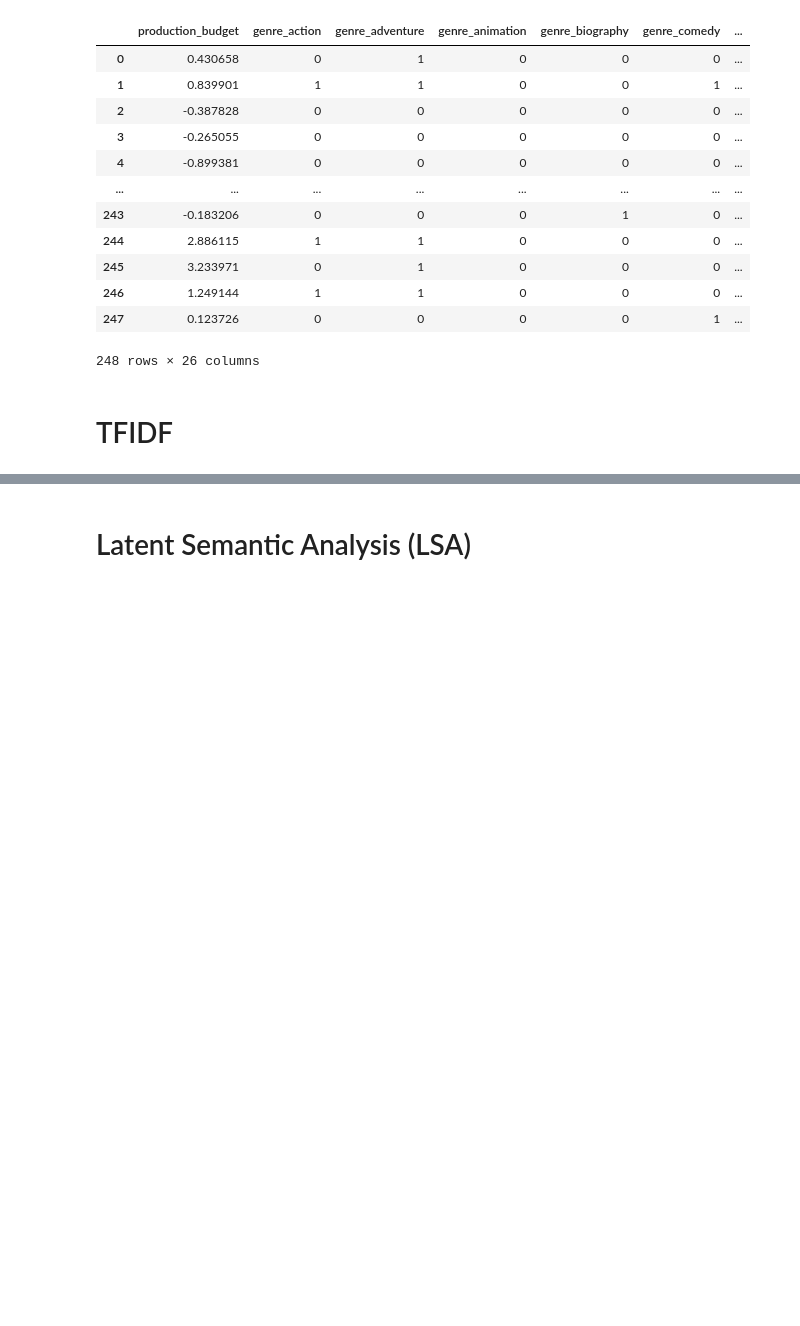
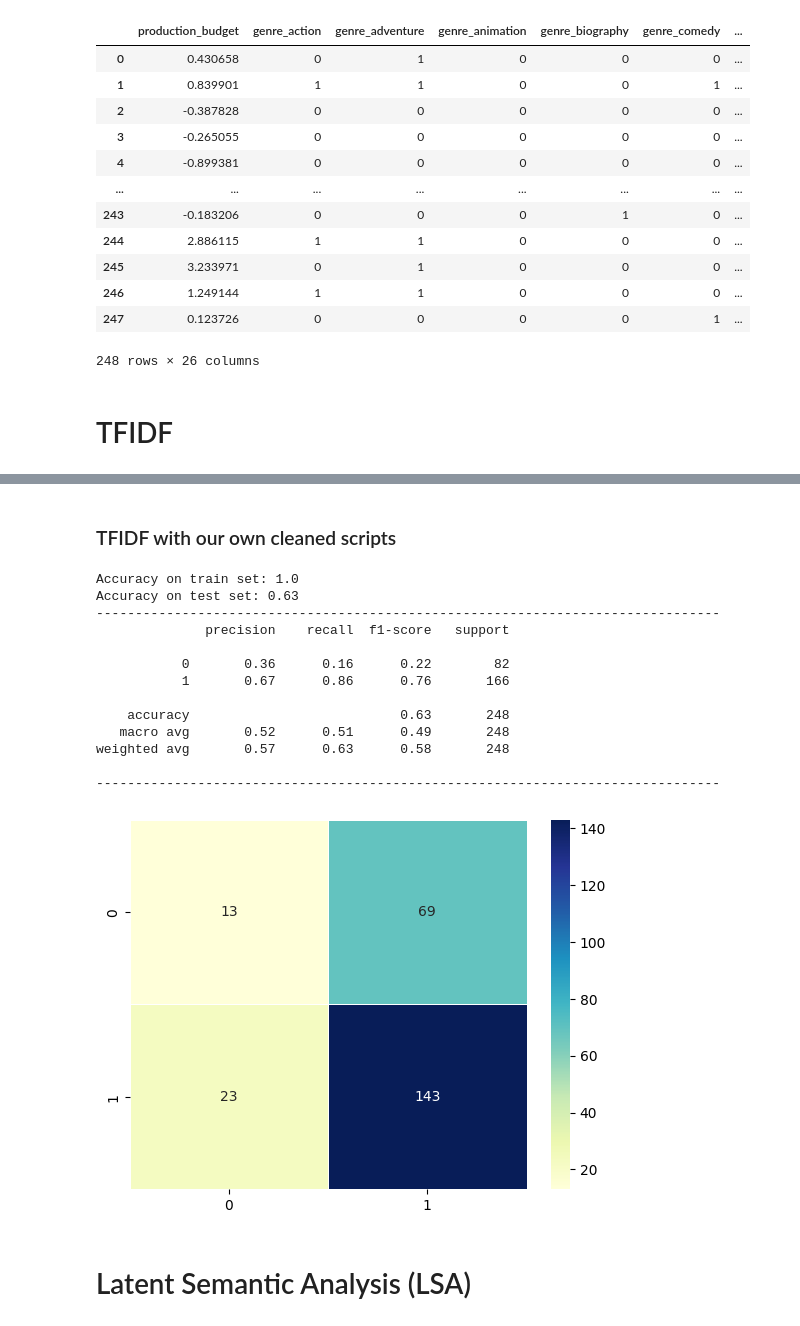
Before and after one commit to Boat84/Capstone-project, a Jupyter notebook: testing_sum_feat_jt.ipynb, the cells around one changed output, grey strips where cells are left out. Saved outputs shown, nothing was run; the diff lists cells and outputs as text; code cells hidden in the pictures; blank space fills up the shorter version.

```diff
--- a/testing_sum_feat_jt.ipynb
+++ b/testing_sum_feat_jt.ipynb
@@ -329,0 +411,2 @@ weighted avg       0.64      0.67      0.63       248
+# %% [markdown]
+### TFIDF with our own cleaned scripts
@@ -330,2 +418,35 @@ weighted avg       0.64      0.67      0.63       248
+# %%
+base2 = XGBClassifier()
+base2.fit(X_train_tfidf_lem, y_train)
+
+y_pred_train = base2.predict(X_train_tfidf_lem)
+y_pred = base2.predict(X_test_tfidf_lem)
+
+# Print accuracy of our model
+print("Accuracy on train set:", round(accuracy_score(y_train, y_pred_train), 2))
+print("Accuracy on test set:", round(accuracy_score(y_test, y_pred), 2))
+print("--------"*10)
+
+# Print classification report of our model
+print(classification_report(y_test, y_pred))
+print("--------"*10)
+
+cm = confusion_matrix(y_test, y_pred)
+sns.heatmap(cm, cmap='YlGnBu', annot=True, fmt='d', linewidths=.5);
+# %% [output]
+Accuracy on train set: 1.0
+Accuracy on test set: 0.63
+--------------------------------------------------------------------------------
+              precision    recall  f1-score   support
+
+           0       0.36      0.16      0.22        82
+           1       0.67      0.86      0.76       166
+
+    accuracy                           0.63       248
+   macro avg       0.52      0.51      0.49       248
+weighted avg       0.57      0.63      0.58       248
+
+--------------------------------------------------------------------------------
+[figure, added]
 # %% [markdown]
 # Latent Semantic Analysis (LSA)
```
Also changed, not shown: parts of 54 cells of this notebook.
